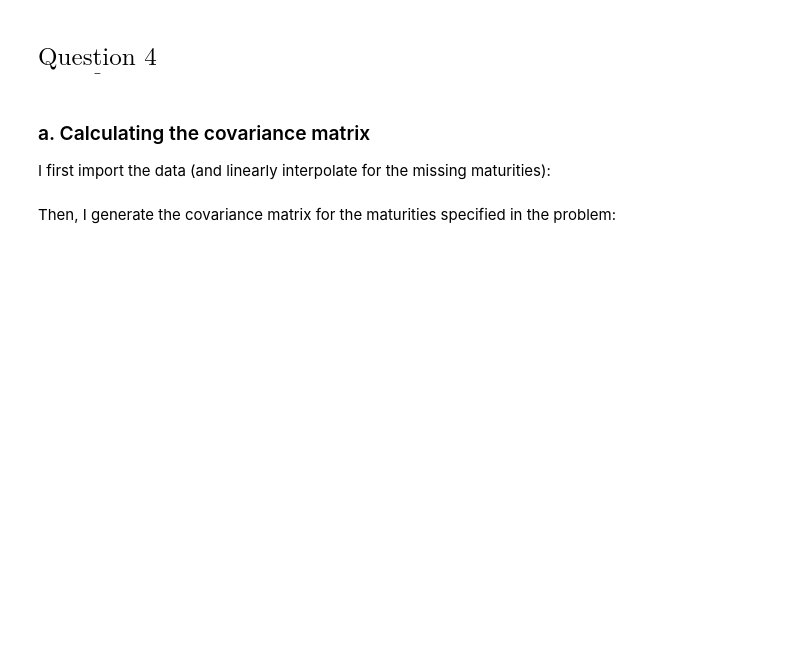
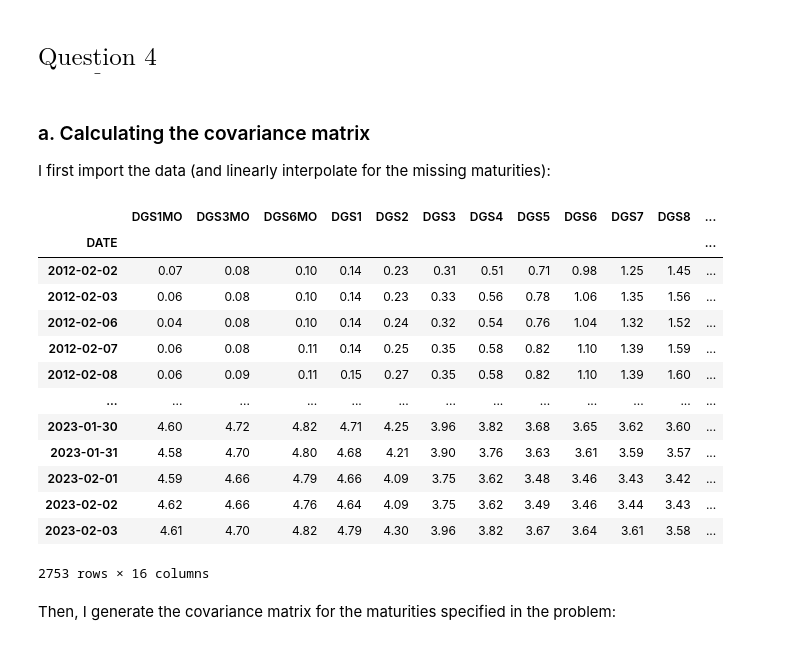
Before and after one commit to dg3358/Columbia-MATH-5450, a Jupyter notebook: HW 1/HW-1.ipynb, the cells around one changed output. Saved outputs shown, nothing was run; the diff lists cells and outputs as text; code cells hidden in the pictures; blank space fills up the shorter version.

```diff
--- a/HW 1/HW-1.ipynb
+++ b/HW 1/HW-1.ipynb
@@ -143,25 +136,43 @@ I first import the data (and linearly interpolate for the missing maturities):
 # %%
 ticker = ['DGS1MO',  'DGS3MO', 'DGS6MO','DGS1','DGS2',
            'DGS3', 'DGS5','DGS7', 'DGS10','DGS20','DGS30']
 #ticker = ['DGS1MO',  'DGS3MO', 'DGS6MO','DGS1','DGS2',
 #           'DGS3', 'DGS4','DGS5','DGS6','DGS7','DGS8',
 #           'DGS9', 'DGS10', 'DGS15','DGS20','DGS30']
 sdt = dt.datetime(2012, 2, 2)
 edt = dt.datetime(2023, 2, 3)
 source = 'fred'
 yieldcurve = pd.DataFrame(web.DataReader(ticker, source, sdt, edt))
 yieldcurve = yieldcurve.dropna()
 yieldcurve.insert(np.where(yieldcurve.columns.values == 'DGS3')[0][0] + 1,
                  "DGS4",round(0.5*yieldcurve["DGS3"] + 0.5*yieldcurve["DGS5"],2))
 yieldcurve.insert(np.where(yieldcurve.columns.values == 'DGS5')[0][0] + 1,
                  "DGS6",round(0.5*yieldcurve["DGS5"] + 0.5*yieldcurve["DGS7"],2))
 yieldcurve.insert(np.where(yieldcurve.columns.values == 'DGS7')[0][0] + 1,
                  "DGS8",round((2/3)*yieldcurve["DGS7"] + (1/3)*yieldcurve["DGS10"],2))
 yieldcurve.insert(np.where(yieldcurve.columns.values == 'DGS8')[0][0] + 1,
                  "DGS9",round((1/3)*yieldcurve["DGS7"] + (2/3)*yieldcurve["DGS10"],2))
 yieldcurve.insert(np.where(yieldcurve.columns.values == 'DGS10')[0][0] + 1,
                  "DGS15",round((0.5)*yieldcurve["DGS10"] + (0.5)*yieldcurve["DGS20"],2))
 yieldcurve.to_csv('yieldcurvenona.csv')
+yieldcurve
+## Find percentage change matrix (assume 1 day difference in each case)
+## df.pct_change().dropna()
+# %% [output]
+|  | DGS1MO | DGS3MO | DGS6MO | DGS1 | DGS2 | DGS3 | DGS4 | DGS5 | DGS6 | DGS7 | DGS8 | ... |
+| DATE |  |  |  |  |  |  |  |  |  |  |  | ... |
+| 2012-02-02 | 0.07 | 0.08 | 0.10 | 0.14 | 0.23 | 0.31 | 0.51 | 0.71 | 0.98 | 1.25 | 1.45 | ... |
+| 2012-02-03 | 0.06 | 0.08 | 0.10 | 0.14 | 0.23 | 0.33 | 0.56 | 0.78 | 1.06 | 1.35 | 1.56 | ... |
+| 2012-02-06 | 0.04 | 0.08 | 0.10 | 0.14 | 0.24 | 0.32 | 0.54 | 0.76 | 1.04 | 1.32 | 1.52 | ... |
+| 2012-02-07 | 0.06 | 0.08 | 0.11 | 0.14 | 0.25 | 0.35 | 0.58 | 0.82 | 1.10 | 1.39 | 1.59 | ... |
+| 2012-02-08 | 0.06 | 0.09 | 0.11 | 0.15 | 0.27 | 0.35 | 0.58 | 0.82 | 1.10 | 1.39 | 1.60 | ... |
+| ... | ... | ... | ... | ... | ... | ... | ... | ... | ... | ... | ... | ... |
+| 2023-01-30 | 4.60 | 4.72 | 4.82 | 4.71 | 4.25 | 3.96 | 3.82 | 3.68 | 3.65 | 3.62 | 3.60 | ... |
+| 2023-01-31 | 4.58 | 4.70 | 4.80 | 4.68 | 4.21 | 3.90 | 3.76 | 3.63 | 3.61 | 3.59 | 3.57 | ... |
+| 2023-02-01 | 4.59 | 4.66 | 4.79 | 4.66 | 4.09 | 3.75 | 3.62 | 3.48 | 3.46 | 3.43 | 3.42 | ... |
+| 2023-02-02 | 4.62 | 4.66 | 4.76 | 4.64 | 4.09 | 3.75 | 3.62 | 3.49 | 3.46 | 3.44 | 3.43 | ... |
+| 2023-02-03 | 4.61 | 4.70 | 4.82 | 4.79 | 4.30 | 3.96 | 3.82 | 3.67 | 3.64 | 3.61 | 3.58 | ... |
+2753 rows × 16 columns
 # %% [markdown]
 Then, I generate the covariance matrix for the maturities specified in the problem:
 # %%
```
Also changed, not shown: parts of 20 cells of this notebook, 1 other file.
